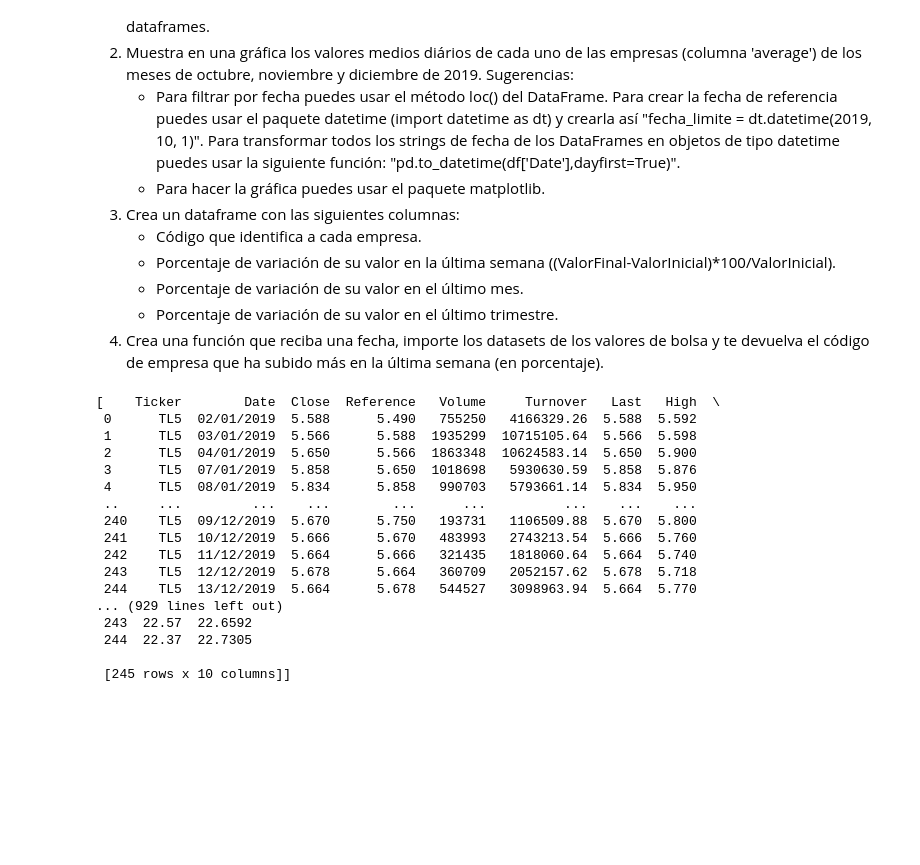
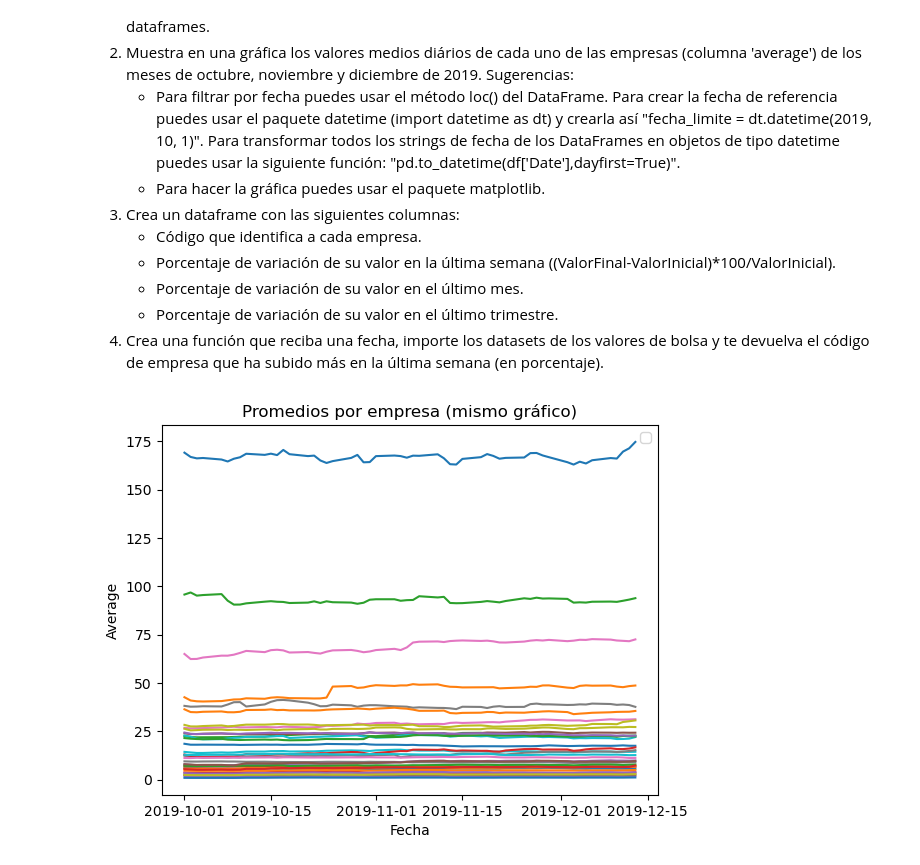
Before and after one commit to manuelo24-jpg/Documentos, a Jupyter notebook: tema2/actividad2_6/Actividad2_6_Lectura y escritura de ficheros.ipynb, the cells around one changed output. Drawn from its saved outputs; the diff is of its cells as text; code cells hidden in the pictures; blank space fills up the shorter version.

```diff
--- a/tema2/actividad2_6/Actividad2_6_Lectura y escritura de ficheros.ipynb
+++ b/tema2/actividad2_6/Actividad2_6_Lectura y escritura de ficheros.ipynb
@@ -14,33 +14,33 @@ Descarga el archivo comprimido que se adjunta con la tarea. Debes descomprimirlo
     - Porcentaje de variación de su valor en el último mes.
     - Porcentaje de variación de su valor en el último trimestre.
 4. Crea una función que reciba una fecha, importe los datasets de los valores de bolsa y te devuelva el código de empresa que ha subido más en la última semana (en porcentaje).
-# %%
-import os
-import pandas as pd
-
-fileDataFrames = []
-fileList = os.listdir('./IBEX35_Individual_data')
-for File in fileList:
-    if File.endswith('.csv'):
-        fileDataFrames.append(pd.read_csv('./IBEX35_Individual_data/' + File))
-
-
-fileDataFrames
-# %% [output]
-[    Ticker        Date  Close  Reference   Volume     Turnover   Last   High  \
- 0      TL5  02/01/2019  5.588      5.490   755250   4166329.26  5.588  5.592
- 1      TL5  03/01/2019  5.566      5.588  1935299  10715105.64  5.566  5.598
- 2      TL5  04/01/2019  5.650      5.566  1863348  10624583.14  5.650  5.900
- 3      TL5  07/01/2019  5.858      5.650  1018698   5930630.59  5.858  5.876
- 4      TL5  08/01/2019  5.834      5.858   990703   5793661.14  5.834  5.950
- ..     ...         ...    ...        ...      ...          ...    ...    ...
- 240    TL5  09/12/2019  5.670      5.750   193731   1106509.88  5.670  5.800
- 241    TL5  10/12/2019  5.666      5.670   483993   2743213.54  5.666  5.760
- 242    TL5  11/12/2019  5.664      5.666   321435   1818060.64  5.664  5.740
- 243    TL5  12/12/2019  5.678      5.664   360709   2052157.62  5.678  5.718
- 244    TL5  13/12/2019  5.664      5.678   544527   3098963.94  5.664  5.770
-... (929 lines left out)
- 243  22.57  22.6592
- 244  22.37  22.7305
-
- [245 rows x 10 columns]]
+# %%
+import os
+import pandas as pd
+import datetime as dt
+import matplotlib.pyplot as plt
+
+fileDataFrames = []
+fechaInicial = dt.datetime(2019,10,1)
+fechaLimite = dt.datetime(2020,1,1)
+fig, ax = plt.subplots()
+
+fileList = os.listdir('./IBEX35_Individual_data')
+for file in fileList:
+    if file.endswith('.csv'):
+        fileDataFrames.append(pd.read_csv('./IBEX35_Individual_data/' + file))
+
+
+for fileDataFrame in fileDataFrames:
+    dfByDateRange = fileDataFrame.loc[pd.to_datetime(fileDataFrame['Date'], dayfirst=True)
+                      .between(fechaInicial, fechaLimite)]
+
+    ax.plot(pd.to_datetime(dfByDateRange['Date'], dayfirst=True), dfByDateRange['Average'])
+
+
+ax.set_title("Promedios por empresa (mismo gráfico)")
+ax.set_xlabel("Fecha")
+ax.set_ylabel("Average")
+plt.show()
+# %% [output]
+[figure, added]
```
